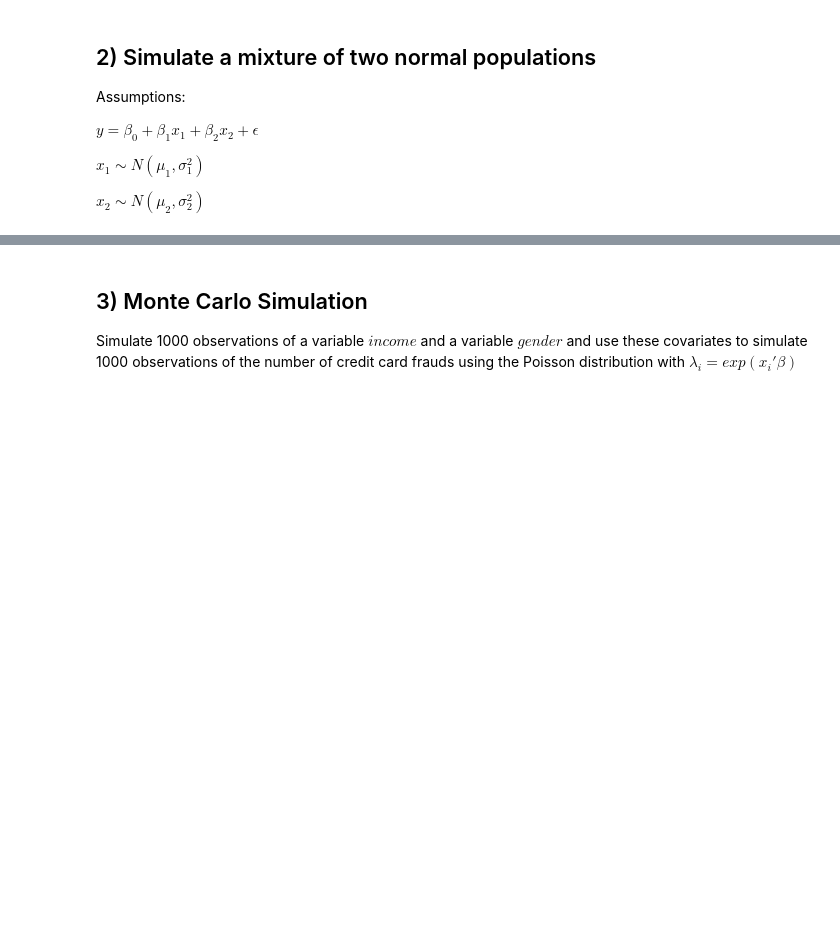
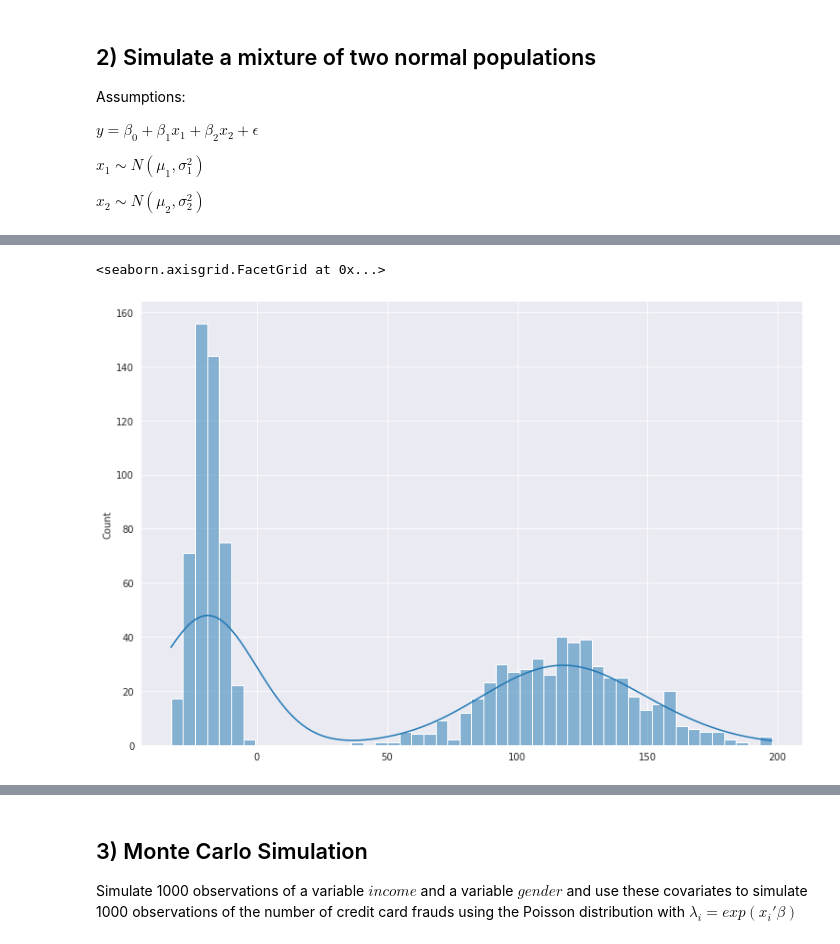
Before and after one commit to jpmvbastos/AppliedEconometrics, a Jupyter notebook: Homework1.ipynb, the cells around one changed output, grey strips where cells are left out. Drawn from its saved outputs; the diff is of its cells as text; code cells hidden in the pictures; blank space fills up the shorter version.

```diff
--- a/Homework1.ipynb
+++ b/Homework1.ipynb
@@ -69,0 +163,18 @@ n_p = sum(ind)
+# %%
+# Generate a 50/50 mixture of x1 and x2 – OK
+mix_id = np.random.binomial(1, 0.50, 1000)
+
+# Generate Y as a random sample from each of these distributions
+
+y = np.array([])
+for i in range(0,n):
+  if mix_id[i] ==1:
+    y = np.append(y,5 + 6*x1[i] + 7*x2[i] + e[i])
+  else:
+    y = np.append(y,-2 + 0.5*x1[i] - 1.2*x2[i] + e[i])
+
+
+sns.displot(y, bins=50, kde=True, height=7, aspect=1.5)
+# %% [output]
+<seaborn.axisgrid.FacetGrid at 0x...>
+[figure, added]
```
Also changed, not shown: parts of 25 cells of this notebook.
